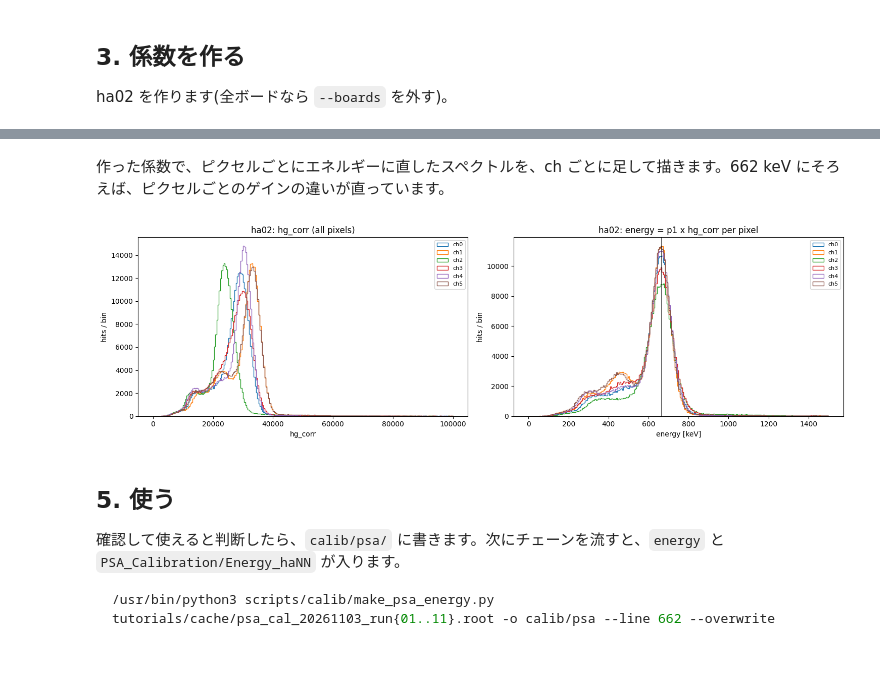
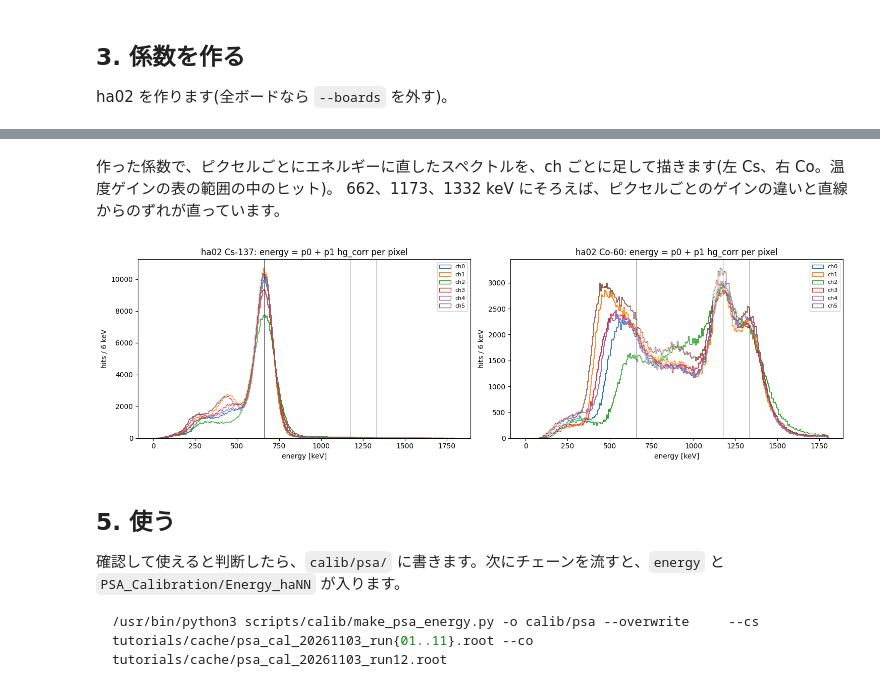
Before and after one commit to SMILE-tool-box/EricaNext, a Jupyter notebook: tutorials/4_MakeCalibration/PSA_Energy.ipynb, the cells around one changed output, grey strips where cells are left out. Cells and saved outputs as stored; diff of their text form; code cells hidden in the pictures; blank space fills up the shorter version.

````diff
--- a/tutorials/4_MakeCalibration/PSA_Energy.ipynb
+++ b/tutorials/4_MakeCalibration/PSA_Energy.ipynb
@@ -74,7 +75,7 @@ def chain(run_name, out, *args):
 # %%
 print("calib/psa:", sorted(p.name for p in (REPO / "calib" / "psa").glob("temp_gain_ha*.csv"))[:3], "...")
-RUNS = [f"20261103_run{k:02d}" for k in range(1, 12)]
-ROOTS = [chain(r, CACHE / f"psa_cal_{r}.root") for r in RUNS]
-print(len(ROOTS), "files")
+CS_ROOTS = [chain(r, CACHE / f"psa_cal_{r}.root") for r in [f"20261103_run{k:02d}" for k in range(1, 12)]]
+CO_ROOTS = [chain("20261103_run12", CACHE / "psa_cal_20261103_run12.root", "--set", "PSA_ReadData.recursive=true")]
+print(len(CS_ROOTS), "Cs files,", len(CO_ROOTS), "Co file")
 # %% [output]
 calib/psa: ['temp_gain_ha00.csv', 'temp_gain_ha01.csv', 'temp_gain_ha02.csv'] ...
@@ -84,6 +99,7 @@ calib/psa: ['temp_gain_ha00.csv', 'temp_gain_ha01.csv', 'temp_gain_ha02.csv'] ..
 
 ha02 を作ります(全ボードなら `--boards` を外す)。
 # %%
-run([PYTHON, CALIB_SCRIPTS / "make_psa_energy.py", *ROOTS, "-o", CAL_OUT, "--boards", "2", "--line", "662", "--overwrite"])
-print("".join(l for l in open(CAL_OUT / "energy_ha02.csv").readlines()[:20] if not l.startswith("# input")))
+run([PYTHON, CALIB_SCRIPTS / "make_psa_energy.py", "-o", CAL_OUT, "--boards", "2",
+     "--cs", *CS_ROOTS, "--co", *CO_ROOTS, "--overwrite"])
+print("".join(l for l in open(CAL_OUT / "energy_ha02.csv").readlines()[:30] if not l.startswith("# input")))
 # %% [output]
@@ -110,31 +132,33 @@ display(Image(filename=str(CAL_OUT / "qa" / "energy_ha02.png")))
 # %% [markdown]
-作った係数で、ピクセルごとにエネルギーに直したスペクトルを、ch ごとに足して描きます。662 keV にそろえば、ピクセルごとのゲインの違いが直っています。
+作った係数で、ピクセルごとにエネルギーに直したスペクトルを、ch ごとに足して描きます(左 Cs、右 Co。温度ゲインの表の範囲の中のヒット)。
+662、1173、1332 keV にそろえば、ピクセルごとのゲインの違いと直線からのずれが直っています。
 # %%
 import csv
-from psa_calib_common import read_tree
+from make_psa_energy import temp_ranges
 rows = list(csv.DictReader(l for l in open(CAL_OUT / "energy_ha02.csv") if not l.startswith("#")))
-p1 = {(int(r["ch"]), int(r["n"]), int(r["m"])): float(r["p1"]) for r in rows}
-d = read_tree([str(r) for r in ROOTS], ["ch", "pix_n", "pix_m", "hg_corr"],
-              "board == 2 && pixel >= 0 && !satu_h && !satu_l && peak_id >= 26 && peak_id <= 29")
-k = np.array([p1.get((c, n, m), np.nan) for c, n, m in zip(d["ch"], d["pix_n"], d["pix_m"])])
-e = k * d["hg_corr"]
+coef = {(int(r["ch"]), int(r["n"]), int(r["m"])): (float(r["p0"]), float(r["p1"])) for r in rows}
+tr = temp_ranges(str(REPO / "calib" / "psa"), 2)
 fig, axs = plt.subplots(1, 2, figsize=(15, 4.5))
-for c in range(6):
-    s = d["ch"] == c
-    axs[0].hist(d["hg_corr"][s], bins=250, range=(0, 1e5), histtype="step", label=f"ch{c}")
-    axs[1].hist(e[s], bins=250, range=(0, 1500), histtype="step", label=f"ch{c}")
-axs[0].set_xlabel("hg_corr"); axs[1].set_xlabel("energy [keV]"); axs[1].axvline(662, color="k", lw=0.5)
-for a in axs:
-    a.set_ylabel("hits / bin"); a.legend(fontsize=8)
-axs[0].set_title("ha02: hg_corr (all pixels)"); axs[1].set_title("ha02: energy = p1 x hg_corr per pixel")
+for ax, roots, name in ((axs[0], CS_ROOTS, "Cs-137"), (axs[1], CO_ROOTS, "Co-60")):
+    d = read_tree([str(r) for r in roots], ["ch", "pix_n", "pix_m", "hg_corr", "temp_mean"],
+                  "board == 2 && pixel >= 0 && !satu_h && !satu_l && peak_id >= 26 && peak_id <= 29")
+    k = np.array([coef.get((c, n, m), (np.nan, np.nan)) for c, n, m in zip(d["ch"], d["pix_n"], d["pix_m"])])
+    e = k[:, 0] + k[:, 1] * d["hg_corr"]
+    for c in range(6):
+        s = (d["ch"] == c) & (d["temp_mean"] >= tr[c][0]) & (d["temp_mean"] <= tr[c][1])
+        ax.hist(e[s], bins=300, range=(0, 1800), histtype="step", label=f"ch{c}")
+    for E in (661.66, 1173.23, 1332.49):
+        ax.axvline(E, color="k", lw=0.5)
+    ax.set_xlabel("energy [keV]"); ax.set_ylabel("hits / 6 keV"); ax.set_title(f"ha02 {name}: energy = p0 + p1 hg_corr per pixel")
+    ax.legend(fontsize=8)
 fig.tight_layout(); plt.show()
 # %% [output]
-[figure, old version]
+[figure, new version]
 # %% [markdown]
 ## 5. 使う
 
 確認して使えると判断したら、`calib/psa/` に書きます。次にチェーンを流すと、`energy` と `PSA_Calibration/Energy_haNN` が入ります。
 
 ```bash
-/usr/bin/python3 scripts/calib/make_psa_energy.py tutorials/cache/psa_cal_20261103_run{01..11}.root -o calib/psa --line 662 --overwrite
+/usr/bin/python3 scripts/calib/make_psa_energy.py -o calib/psa --overwrite     --cs tutorials/cache/psa_cal_20261103_run{01..11}.root --co tutorials/cache/psa_cal_20261103_run12.root
 ```
````
Also changed, not shown: parts of 11 cells of this notebook, 16 other files.
